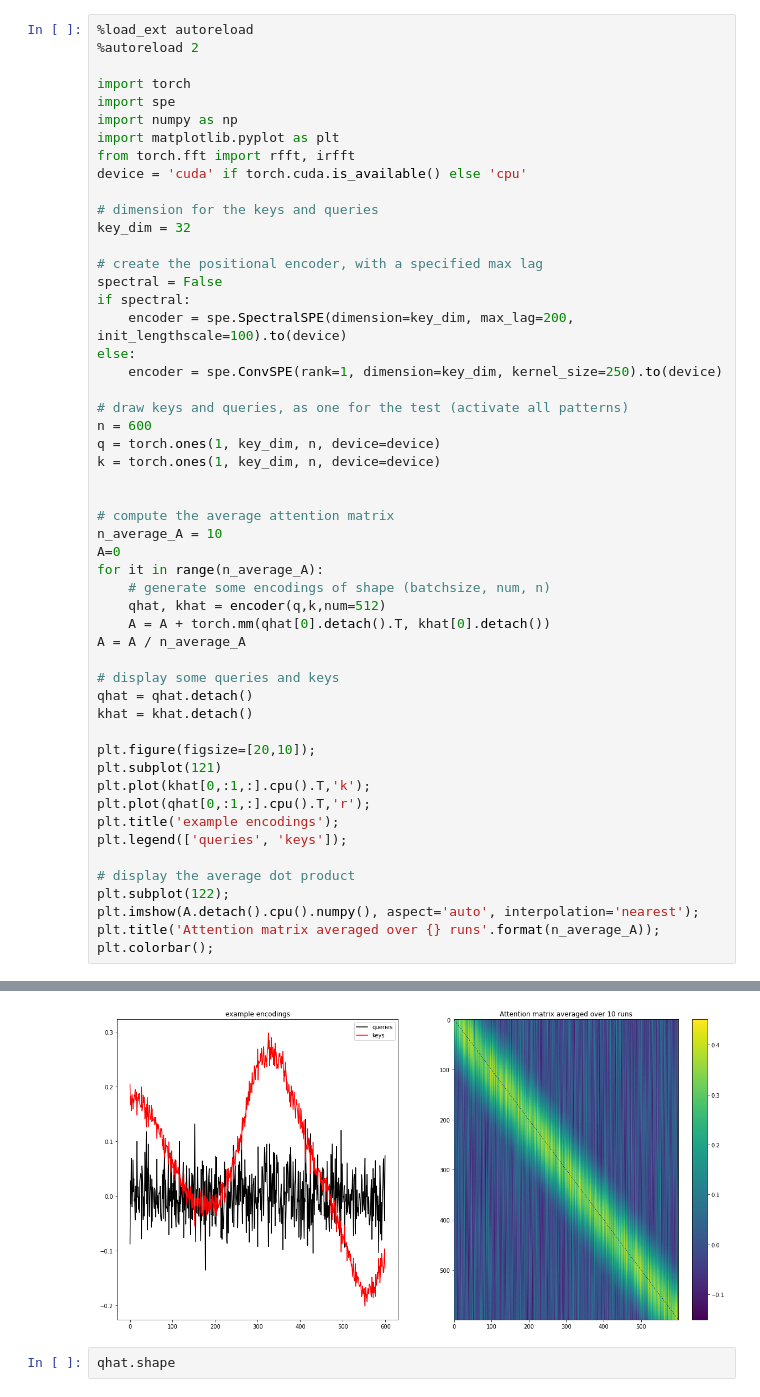
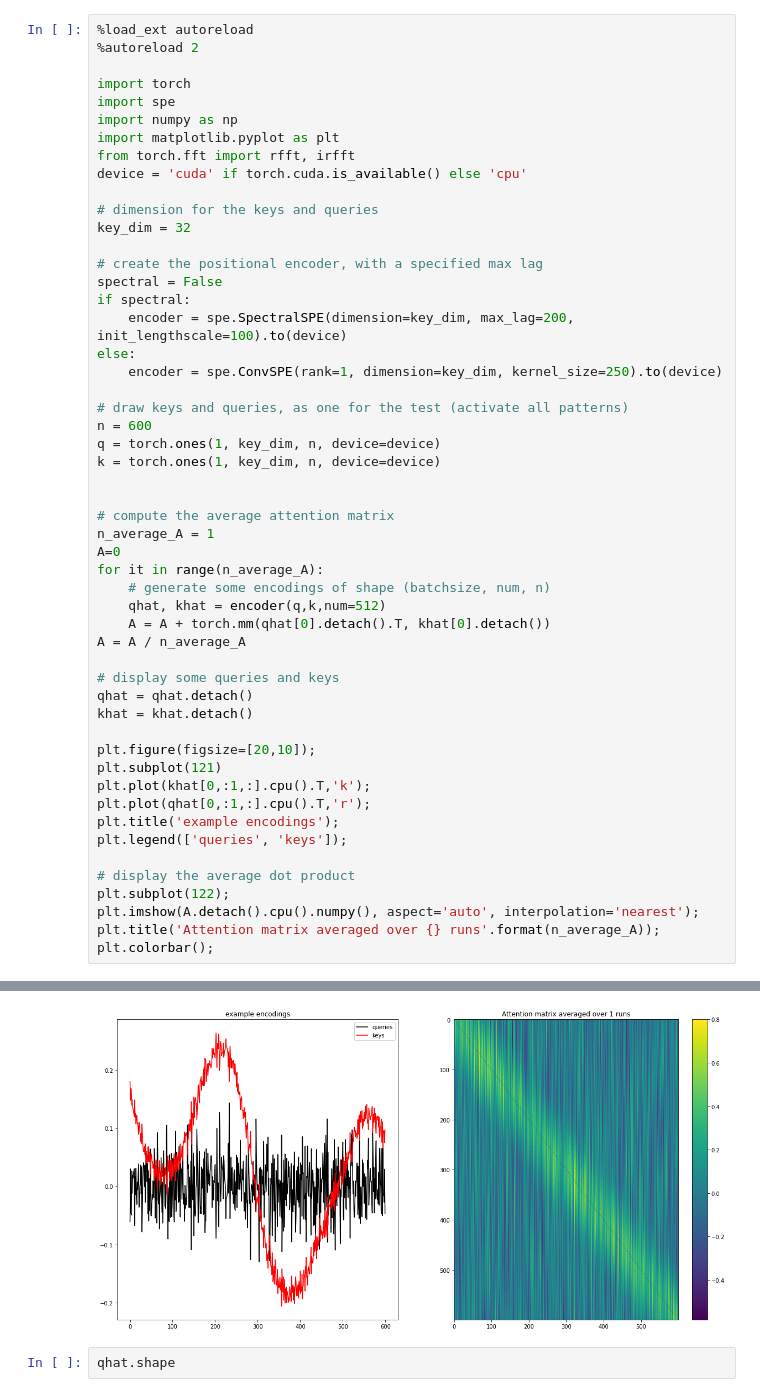
Before and after one commit to aliutkus/spe, a Jupyter notebook: dev/examples/test_spe.ipynb, the cells around one changed output, grey strips where cells are left out. Drawn from its saved outputs; the diff is of its cells as text.

```diff
--- a/dev/examples/test_spe.ipynb
+++ b/dev/examples/test_spe.ipynb
@@ -26,7 +26,7 @@ k = torch.ones(1, key_dim, n, device=device)
 
 
 # compute the average attention matrix
-n_average_A = 10
+n_average_A = 1
 A=0
 for it in range(n_average_A):
     # generate some encodings of shape (batchsize, num, n)
@@ -54,4 +56,4 @@ plt.colorbar();
-[figure, old version]
+[figure, new version]
 # %%
 qhat.shape
 # %% [output]
```
Also changed, not shown: parts of 4 cells of this notebook.
